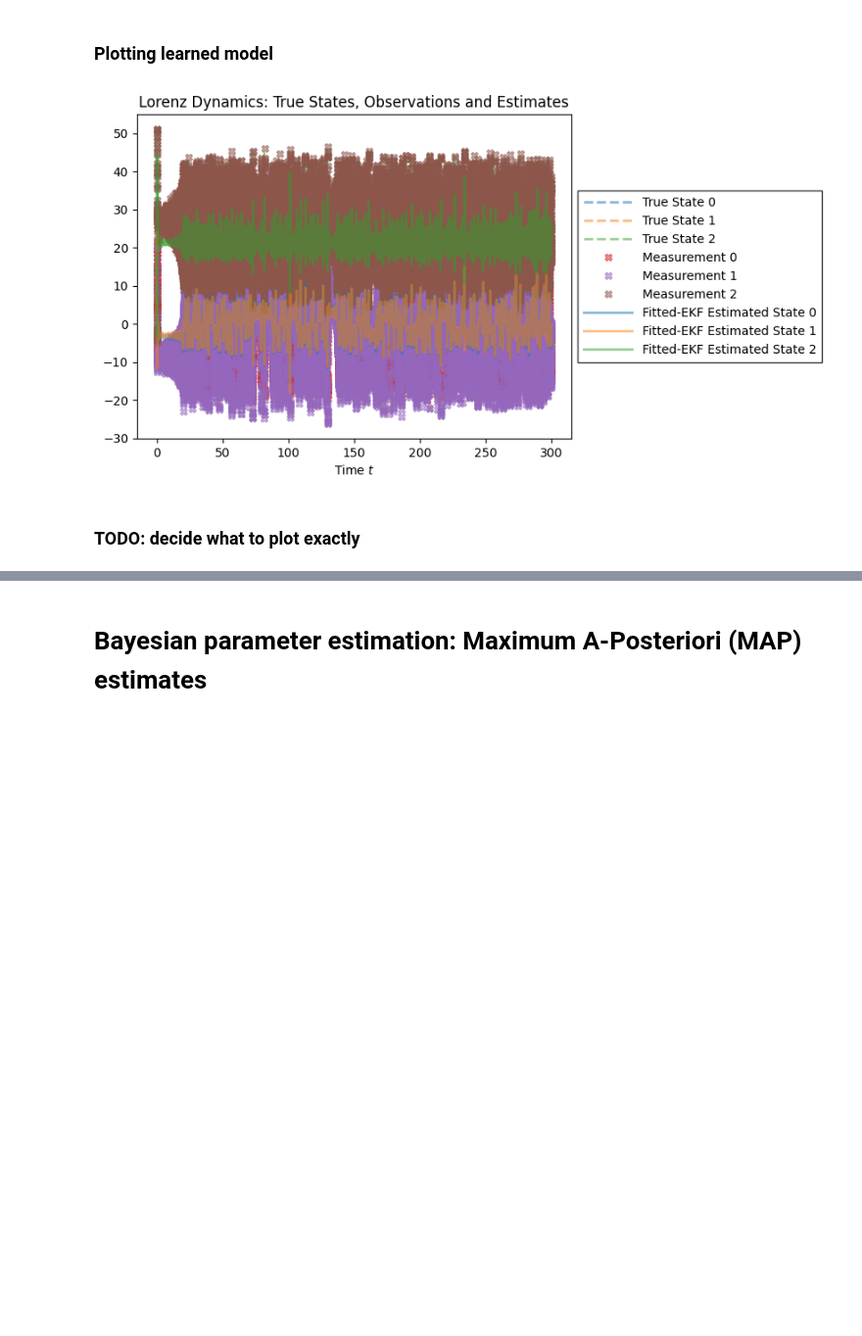
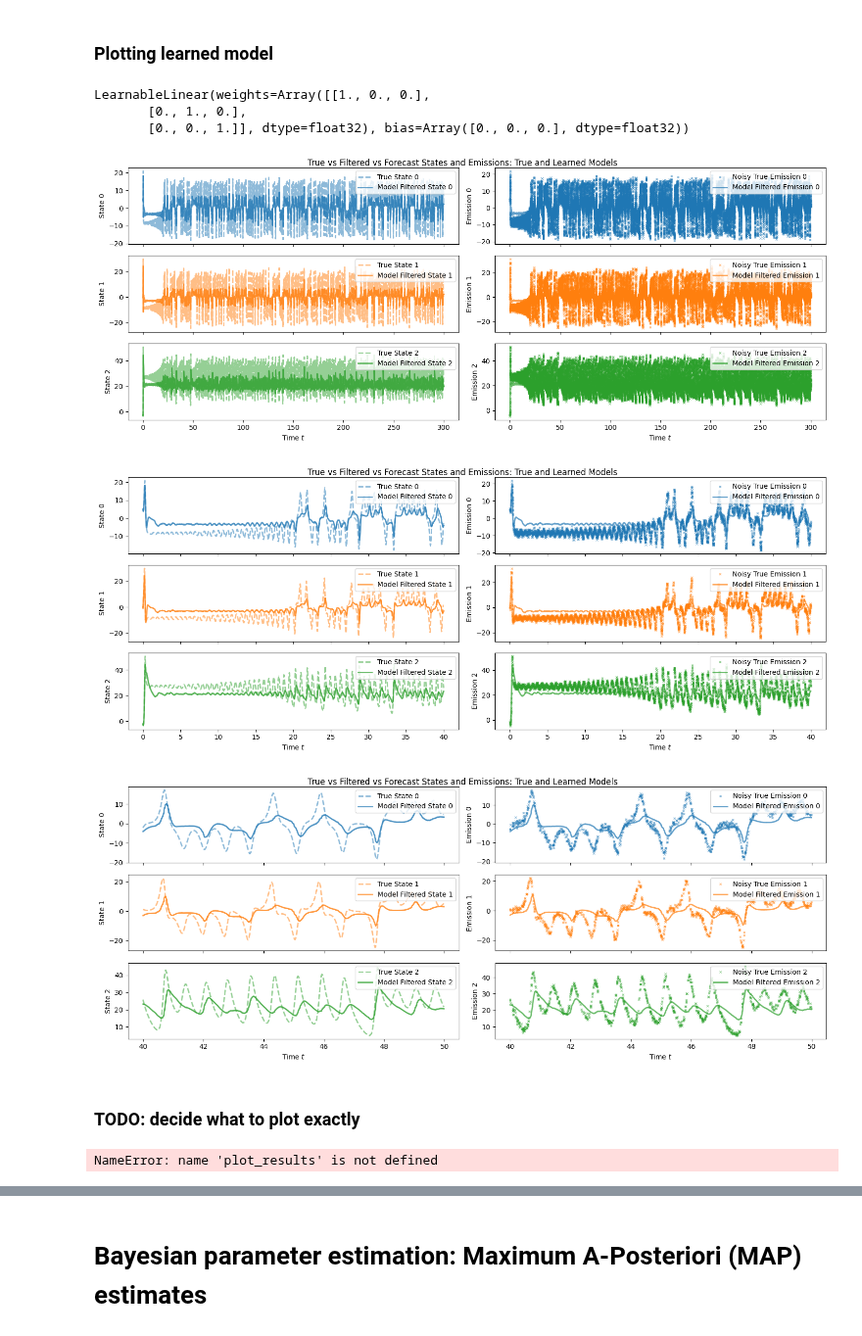
Before and after one commit to hd-UQ/cd_dynamax, a Jupyter notebook: src/notebooks/tutorial/cdnlgssm_parameter_estimation.ipynb, the cells around one changed output, grey strips where cells are left out. Shown at 98% size. Cells and saved outputs as stored; diff of their text form; code cells hidden in the pictures; blank space fills up the shorter version.

```diff
--- a/src/notebooks/tutorial/cdnlgssm_parameter_estimation.ipynb
+++ b/src/notebooks/tutorial/cdnlgssm_parameter_estimation.ipynb
@@ -467,18 +460,32 @@ filtered_posterior = cdnlgssm_filter(
 filtered_emissions_mean = filtered_posterior.filtered_means @ fitted_C.T + fitted_d
 filtered_emissions_cov = fitted_C @ filtered_posterior.filtered_covariances @ fitted_C.T + fitted_R
 filtered_emissions_std = jnp.sqrt(jnp.array([filtered_emissions_cov[:, i, i] for i in range(emission_dim)])).T  # (T,E)
-# %%
-# Plot filtered posterior states and emissions
-plot_lorenz_estimates(
-    time_grid=t_emissions,
-    x_tr=true_states,
-    x_obs=true_emissions,
-    x_est=filtered_posterior.filtered_means,
-    x_unc=filtered_posterior.filtered_covariances,
-    est_type="Fitted-EKF"
-)
-# %% [output]
-[figure, removed]
+# %%
+fitted_params.emissions.emission_function
+# %% [output]
+LearnableLinear(weights=Array([[1., 0., 0.],
+       [0., 1., 0.],
+       [0., 0., 1.]], dtype=float32), bias=Array([0., 0., 0.], dtype=float32))
+# %%
+# Plot filtered posterior states and emissions
+# We will visualize the whole time range using t_start=None and t_end=None.
+# We will also zoom in on the first 40 time units using t_start=0 and t_end=40.
+for t_start, t_end in [(None, None), (0, 40), (40, 50)]:
+    plot_lorenz_estimates(
+        time_grid_all=t_emissions,
+        true_states=true_states,
+        true_emissions_noisy=true_emissions,
+        emission_function=fitted_params.emissions.emission_function,
+        time_grid_filter=t_emissions,
+        model_filtered_states=filtered_posterior.filtered_means,
+        model_filtered_covariances=filtered_posterior.filtered_covariances,
+        t_start=t_start,
+        t_end=t_end,
+    )
+# %% [output]
+[figure, added]
+[figure, added]
+[figure, added]
 # %% [markdown]
 ### TODO: decide what to plot exactly
 # %%
@@ -489,6 +496,8 @@ plot_results(
     filtered_posterior.filtered_means,
     vmap(jnp.diag, in_axes=0)(filtered_posterior.filtered_covariances)
 )
+# %% [output]
+NameError: name 'plot_results' is not defined
 # %%
 # Filtered emissions
 print([
```
Also changed, not shown: parts of 10 cells of this notebook, 1 other file.
